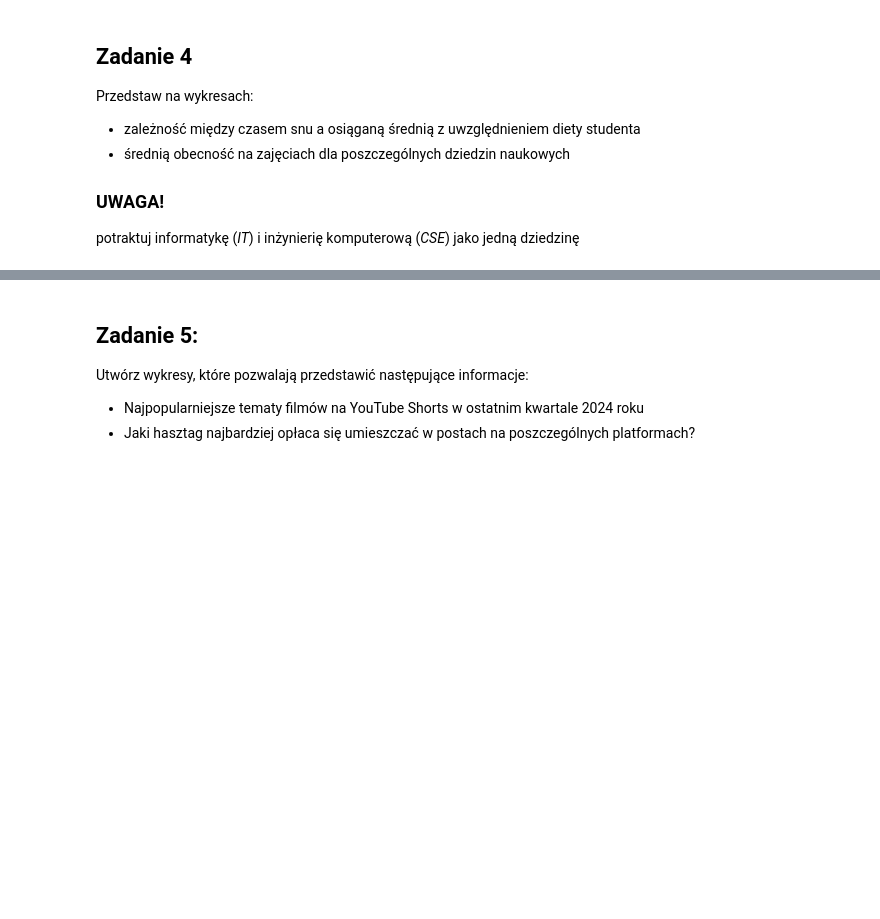
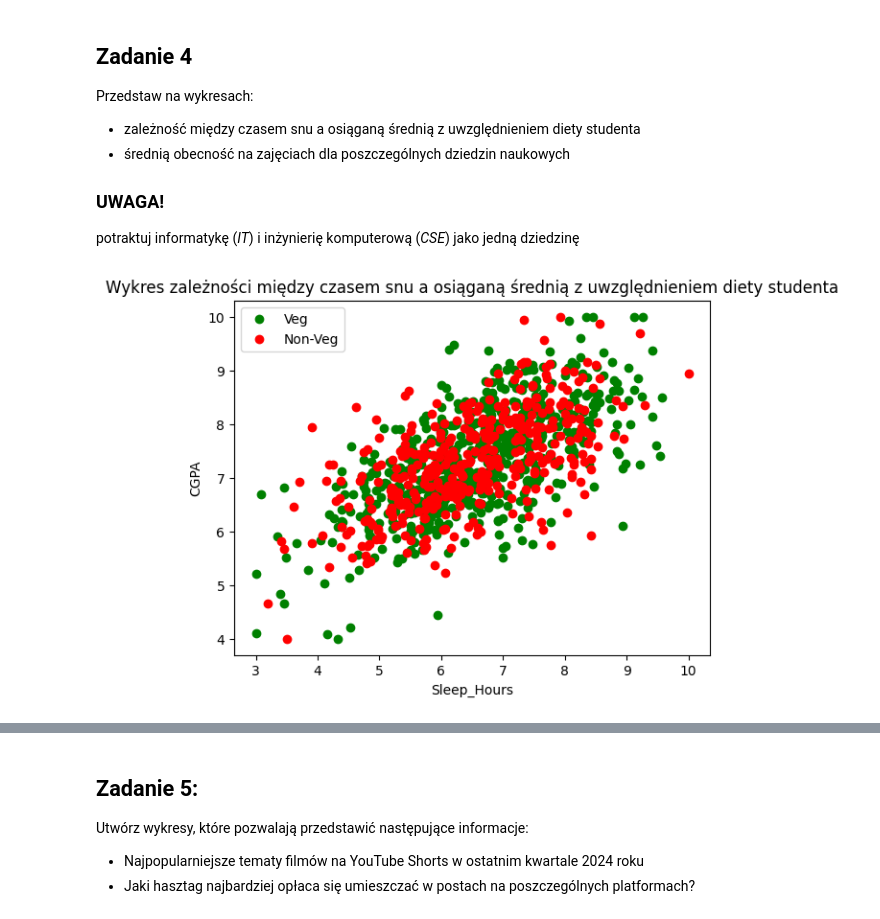
Before and after one commit to Zajecia-na-PWr-LR/lista-1-tomek2005, a Jupyter notebook: UczenieMaszynowe_25_26_Lista1.ipynb, the cells around one changed output, grey strips where cells are left out. Saved outputs shown, nothing was run; the diff lists cells and outputs as text; code cells hidden in the pictures; blank space fills up the shorter version.

```diff
--- a/UczenieMaszynowe_25_26_Lista1.ipynb
+++ b/UczenieMaszynowe_25_26_Lista1.ipynb
@@ -145,3 +145,21 @@ Przedstaw na wykresach:
 - średnią obecność na zajęciach dla poszczególnych dziedzin naukowych
 ### UWAGA!
 potraktuj informatykę (*IT*) i inżynierię komputerową (*CSE*) jako jedną dziedzinę
+# %%
+x1 = df['Sleep_Hours'].where(df['Diet_Type'] == "Veg")
+x2 = df['Sleep_Hours'].where(df['Diet_Type'] == "Non-Veg")
+y1 = df['CGPA'].where(df['Diet_Type'] == "Veg")
+y2 = df['CGPA'].where(df['Diet_Type'] == "Non-Veg")
+
+plt.plot(x1, y1, 'go', label='Veg')
+plt.plot(x2, y2, 'ro', label='Non-Veg')
+
+
+plt.title('Wykres zależności między czasem snu a osiąganą średnią z uwzględnieniem diety studenta')
+plt.xlabel('Sleep_Hours')
+plt.ylabel('CGPA')
+plt.legend()
+
+plt.show()
+# %% [output]
+[figure, added]
```
Also changed, not shown: parts of 1 cell of this notebook.
